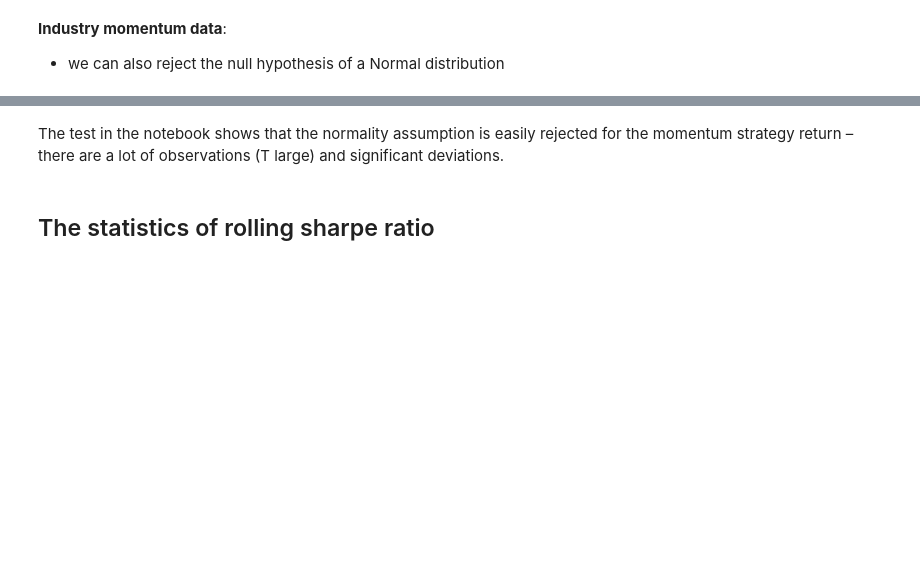
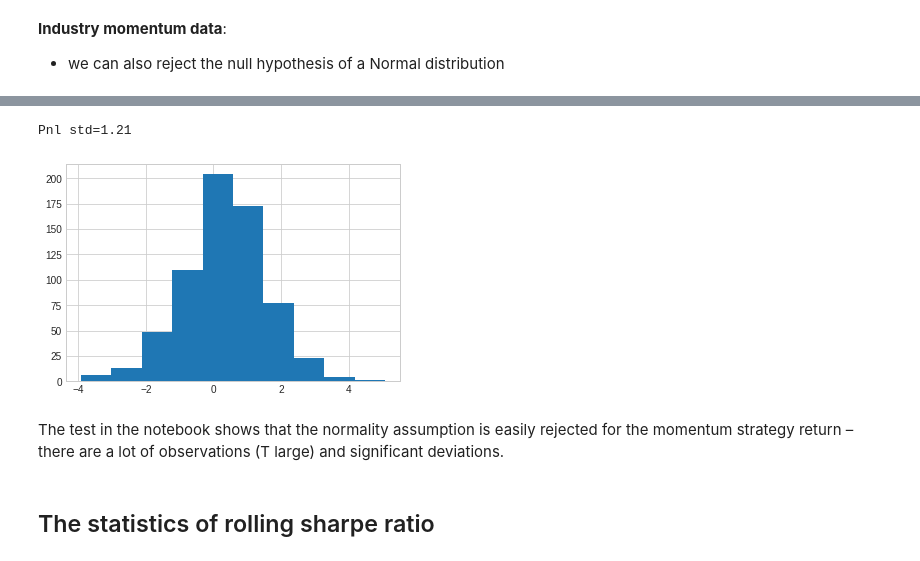
Before and after one commit to schampon/2022-machine-learning-portfolio-management-and-trading, a Jupyter notebook: nbs/21_Risk.ipynb, the cells around one changed output, grey strips where cells are left out. Cells and saved outputs as stored; diff of their text form; code cells hidden in the pictures; blank space fills up the shorter version.

```diff
--- a/nbs/21_Risk.ipynb
+++ b/nbs/21_Risk.ipynb
@@ -198,3 +239,9 @@ print(f'Jarque beta of normal distribution (should be 0): {jarque_bera(x)[0]:.3f
+# %%
+print(f'Pnl std={pnl.std():.2f}')
+pnl.hist();
+# %% [output]
+Pnl std=1.21
+[figure, added]
 # %% [markdown]
  The test in the notebook shows that the normality assumption is easily rejected for the momentum strategy return – there are a lot of observations (T large) and significant deviations.
 # %% [markdown]
```
Also changed, not shown: parts of 23 cells of this notebook, 3 other files.
